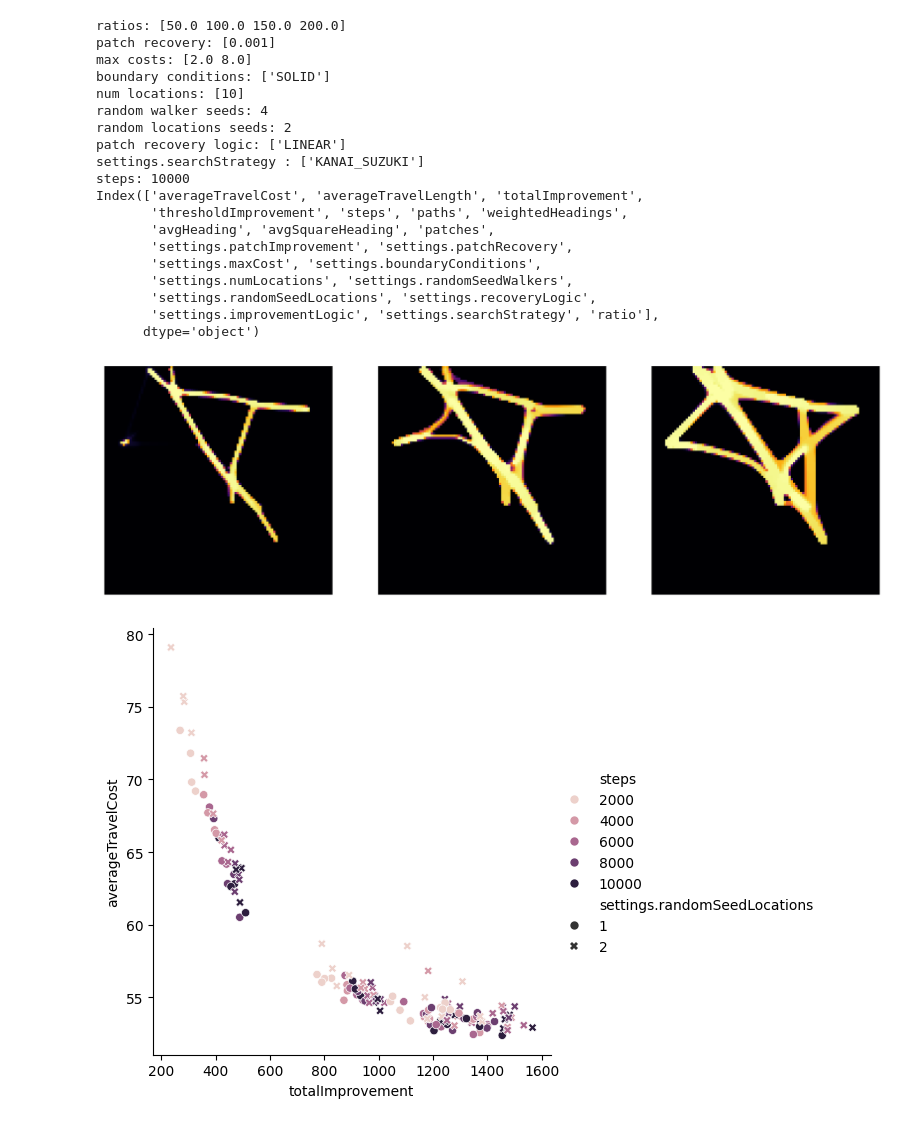
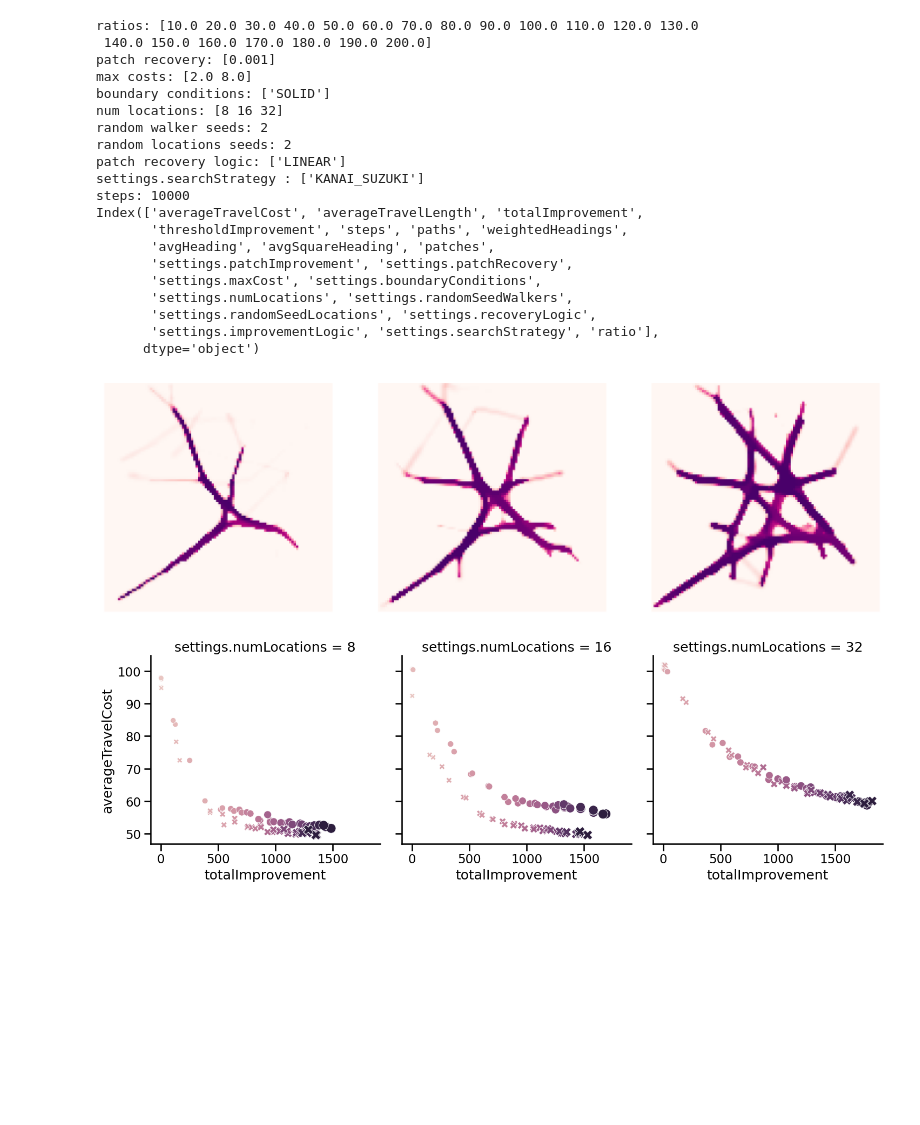
Before and after one commit to brendanwallace/animalpaths, a Jupyter notebook: notebooks/figure-optimality.ipynb, the cells around one changed output. Saved outputs shown, nothing was run; the diff lists cells and outputs as text; code cells hidden in the pictures; blank space fills up the shorter version.

```diff
--- a/notebooks/figure-optimality.ipynb
+++ b/notebooks/figure-optimality.ipynb
@@ -10,11 +10,14 @@ import util
 
 FOLDER = "/Users/brendan/Projects/trails/data/"
 
-# sns.set_context("talk")
+CMAP = "RdPu"
+
+sns.set_context("talk")
 DPI = 300
 # %%
 datafiles = [
-    "optimality|2025-07-08/data.json",
+    # "optimality|2025-07-08/data.json",
+    "optimality|2025-11-21/data.json",
 ]
 
 dfs = [
@@ -23,12 +26,13 @@ dfs = [
 df = pd.concat(dfs)
 util.describe(df)
 # %% [output]
-ratios: [50.0 100.0 150.0 200.0]
+ratios: [10.0 20.0 30.0 40.0 50.0 60.0 70.0 80.0 90.0 100.0 110.0 120.0 130.0
+ 140.0 150.0 160.0 170.0 180.0 190.0 200.0]
 patch recovery: [0.001]
 max costs: [2.0 8.0]
 boundary conditions: ['SOLID']
-num locations: [10]
-random walker seeds: 4
+num locations: [8 16 32]
+random walker seeds: 2
 random locations seeds: 2
 patch recovery logic: ['LINEAR']
 settings.searchStrategy : ['KANAI_SUZUKI']
@@ -49,37 +53,60 @@ COLORS = [sns.color_palette("rocket")[1], sns.color_palette("rocket")[3], sns.co
 # %%
 # TODO - load the right dataframe for these.
 
-_df = df[
+example_df = df[
     (df["steps"] == STEPS) &
-    (df["settings.numLocations"] == 10)
+    (df["settings.numLocations"] == 32) &
+    (df["settings.randomSeedLocations"] == 1) &
+    (df["settings.randomSeedWalkers"] == 2) &
+    (df["settings.maxCost"] == 2.0) &
+    (df["ratio"].isin(EXAMPLE_RATIOS))
 ]
 
 LENGTH = 4
 fig, axs = plt.subplots(1, len(EXAMPLE_RATIOS), figsize=(len(EXAMPLE_RATIOS)*LENGTH, LENGTH), dpi=DPI)
 # plt.subplots_adjust(wspace=0.5, hspace=0.2)
 for i, ratio in enumerate(EXAMPLE_RATIOS):
-    row = _df[(_df["ratio"] == ratio) & (_df["steps"] == STEPS)].iloc[0]
+    row = example_df[(example_df["ratio"] == ratio) & (example_df["steps"] == STEPS)].iloc[0]
 
-    axs[i].imshow(np.reshape(row["patches"], (100, 100)), cmap="inferno")
+    axs[i].imshow(np.reshape(row["patches"], (100, 100)), cmap=CMAP)
     axs[i].axis('off')
 # %% [output]
-[figure, old version]
+[figure, new version]
 # %%
 _df = df[
     (df["steps"] % 2000 == 0) &
-    (df["steps"] > 0) &
-    (df["settings.numLocations"] == 10) &
+    (df["steps"] == 10000) &
+    # (df["settings.numLocations"] == 8) &
+    # (df["settings.randomSeedLocations"] == 1) &
     (df["settings.maxCost"] == 2.0)
+
 ]
 
 p = sns.relplot(
     data=_df,
     y="averageTravelCost",
     x="totalImprovement",
-    # size="ratio",
-    hue="steps",
+    size="ratio",
+    col="settings.numLocations",
+    # row="settings.randomSeedLocations",
+    hue="ratio",
     kind="scatter",
-    style="settings.randomSeedLocations"
+    style="settings.randomSeedLocations",
+    legend=False,
 )
+
+# # Adds the orange circles highlighting the example networks.
+# sns.scatterplot(
+#     data=example_df,
+#     y="averageTravelCost",
+#     x="totalImprovement",
+#     s=200,
+#     marker="$\circ$",
+#     color="black",
+#     # size="ratio",
+#     # hue="ratio",
+#     # kind="scatter",
+#     # style="settings.randomSeedLocations"
+# )
 # %% [output]
-[figure, old version]
+[figure, new version]
```
Also changed, not shown: parts of 1 cell of this notebook, 19 other files.
